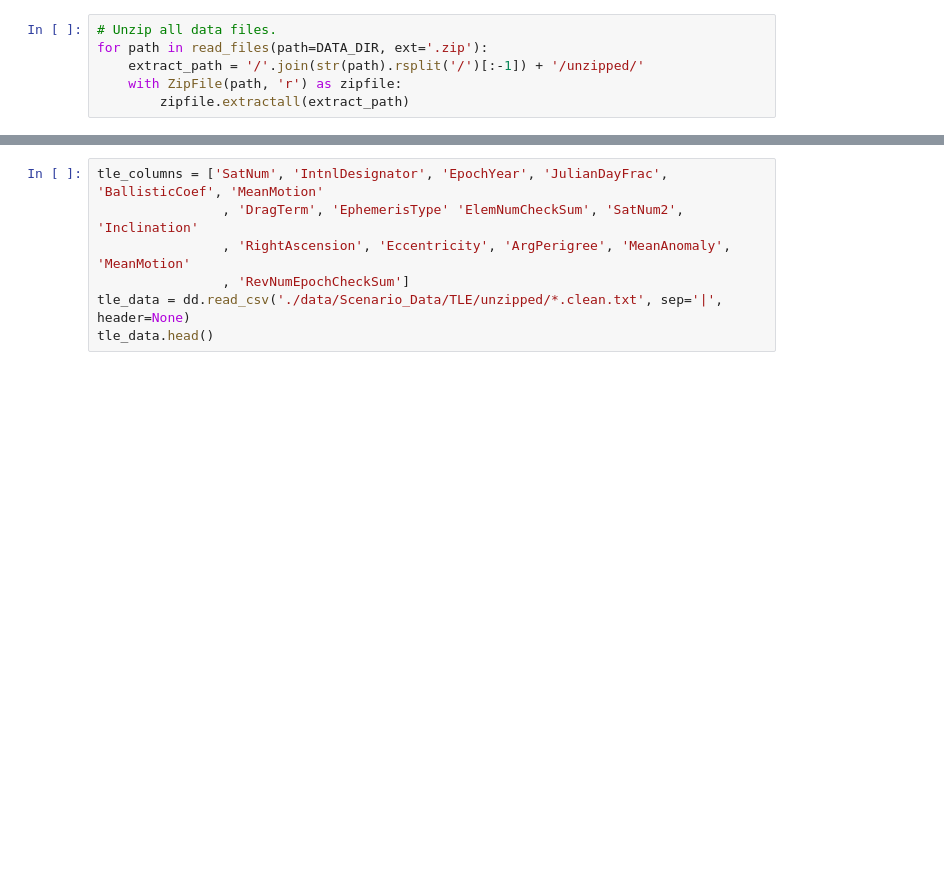
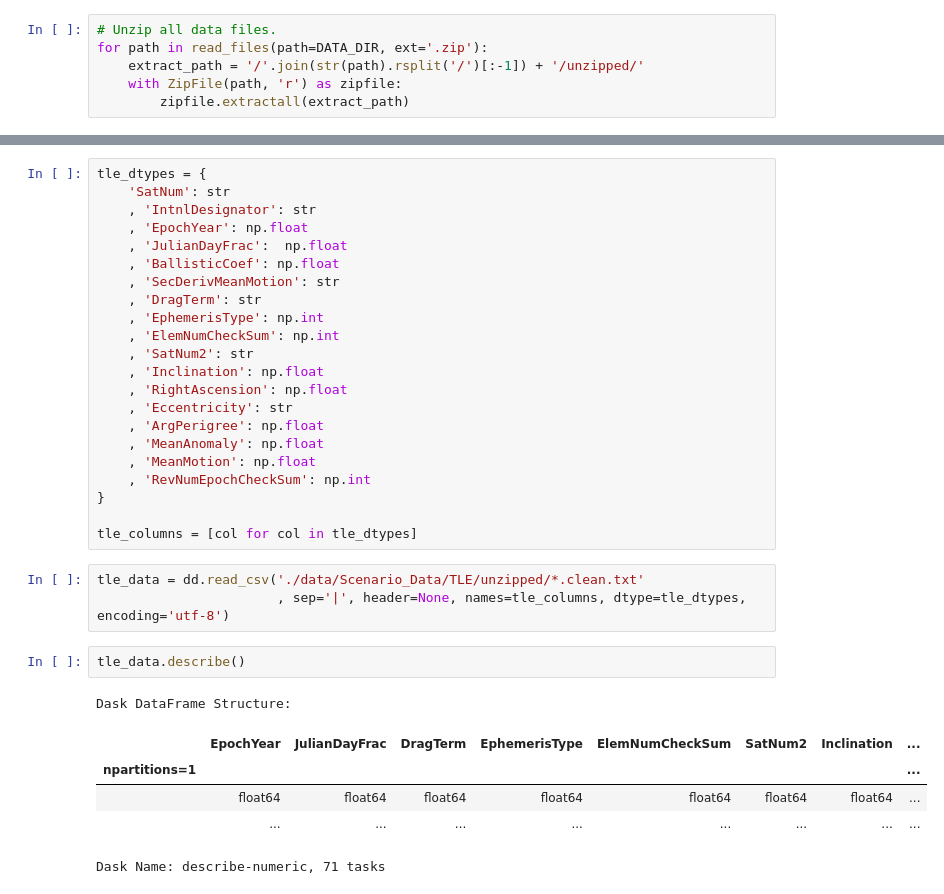
Before and after one commit to jbonfardeci/nasa-code-challenge, a Jupyter notebook: NASA Code Challenge ETL.ipynb, the cells around one changed output, grey strips where cells are left out. Cells and saved outputs as stored; diff of their text form; blank space fills up the shorter version.

Commit message:
TLE cleaning

```diff
--- a/NASA Code Challenge ETL.ipynb
+++ b/NASA Code Challenge ETL.ipynb
@@ -147,7 +142,34 @@ for path in tle_files:
-# %%
-tle_columns = ['SatNum', 'IntnlDesignator', 'EpochYear', 'JulianDayFrac', 'BallisticCoef', 'MeanMotion'
-                , 'DragTerm', 'EphemerisType' 'ElemNumCheckSum', 'SatNum2', 'Inclination'
-                , 'RightAscension', 'Eccentricity', 'ArgPerigree', 'MeanAnomaly', 'MeanMotion'
-                , 'RevNumEpochCheckSum']
-tle_data = dd.read_csv('./data/Scenario_Data/TLE/unzipped/*.clean.txt', sep='|', header=None)
-tle_data.head()
+# %%
+tle_dtypes = {
+    'SatNum': str
+    , 'IntnlDesignator': str
+    , 'EpochYear': np.float
+    , 'JulianDayFrac':  np.float
+    , 'BallisticCoef': np.float
+    , 'SecDerivMeanMotion': str
+    , 'DragTerm': str
+    , 'EphemerisType': np.int
+    , 'ElemNumCheckSum': np.int
+    , 'SatNum2': str
+    , 'Inclination': np.float
+    , 'RightAscension': np.float
+    , 'Eccentricity': str
+    , 'ArgPerigree': np.float
+    , 'MeanAnomaly': np.float
+    , 'MeanMotion': np.float
+    , 'RevNumEpochCheckSum': np.int
+}
+
+tle_columns = [col for col in tle_dtypes]
+# %%
+tle_data = dd.read_csv('./data/Scenario_Data/TLE/unzipped/*.clean.txt'
+                       , sep='|', header=None, names=tle_columns, dtype=tle_dtypes, encoding='utf-8')
+# %%
+tle_data.describe()
+# %% [output]
+Dask DataFrame Structure:
+|  | EpochYear | JulianDayFrac | DragTerm | EphemerisType | ElemNumCheckSum | SatNum2 | Inclination | ... |
+| npartitions=1 |  |  |  |  |  |  |  | ... |
+|  | float64 | float64 | float64 | float64 | float64 | float64 | float64 | ... |
+|  | ... | ... | ... | ... | ... | ... | ... | ... |
+Dask Name: describe-numeric, 71 tasks
```
Also changed, not shown: parts of 5 cells of this notebook, 3 other files.
